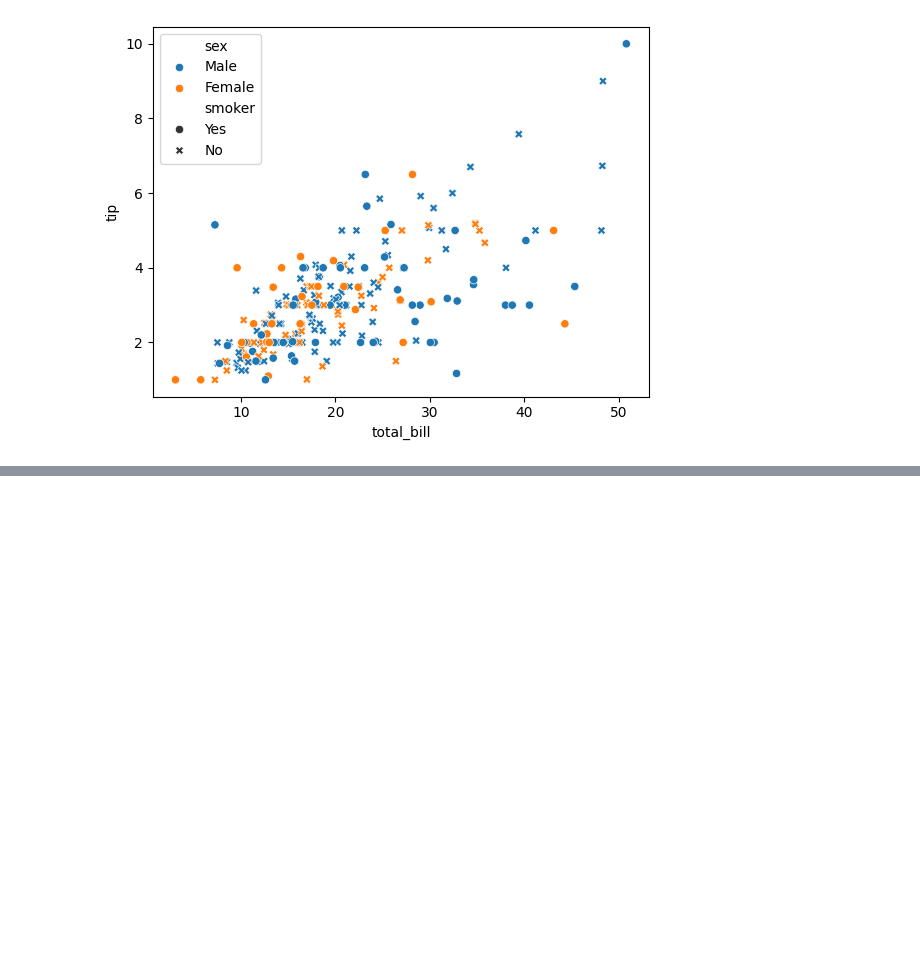
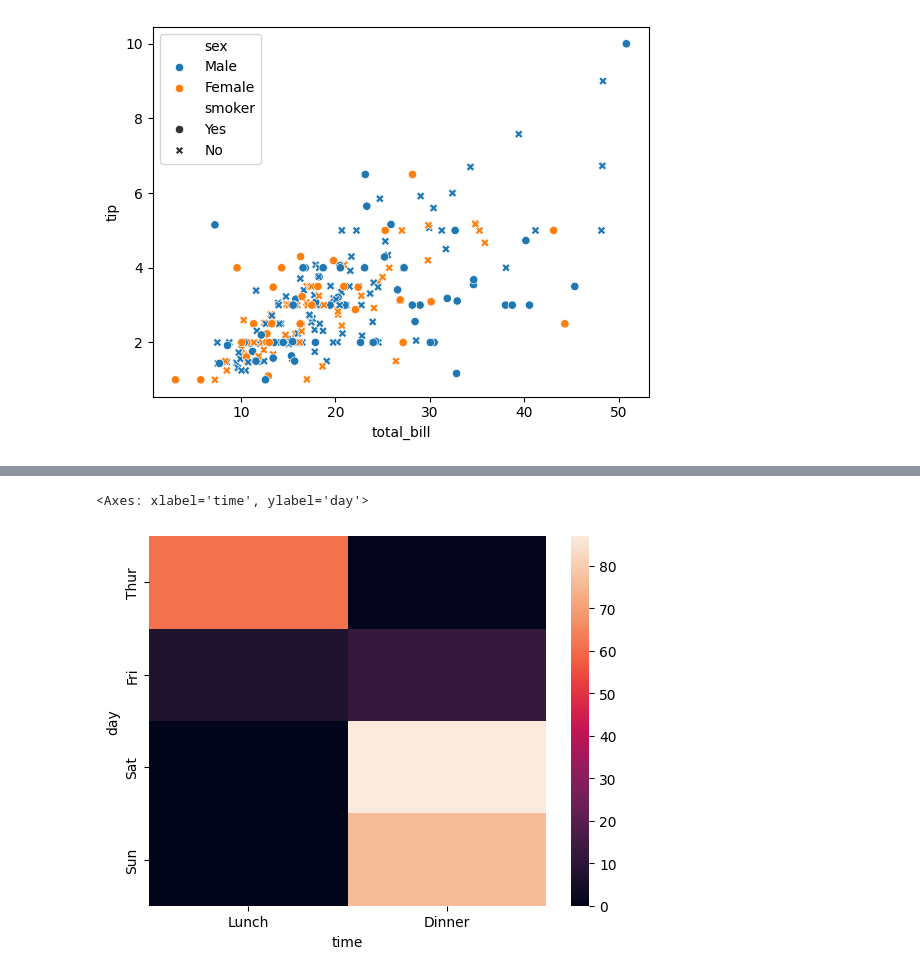
Before and after one commit to yanil-03/python, a Jupyter notebook: Exploratory_Data_Analysis.ipynb, the cells around one changed output, grey strips where cells are left out. Cells and saved outputs as stored; diff of their text form; code cells hidden in the pictures; blank space fills up the shorter version.

```diff
--- a/Exploratory_Data_Analysis.ipynb
+++ b/Exploratory_Data_Analysis.ipynb
@@ -129,0 +139,3 @@ sns.scatterplot(x = "total_bill" ,
+# %%
+p = pd.crosstab(tips['day'], tips['time'])
+p
@@ -129,0 +149,5 @@ sns.scatterplot(x = "total_bill" ,
+# %%
+sns.heatmap(p)
+# %% [output]
+<Axes: xlabel='time', ylabel='day'>
+[figure, added]
```
Also changed, not shown: parts of 5 cells of this notebook.
